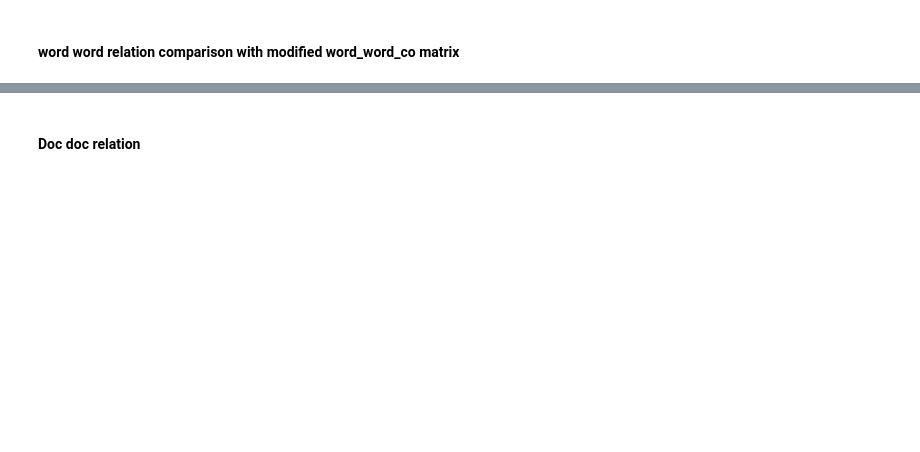
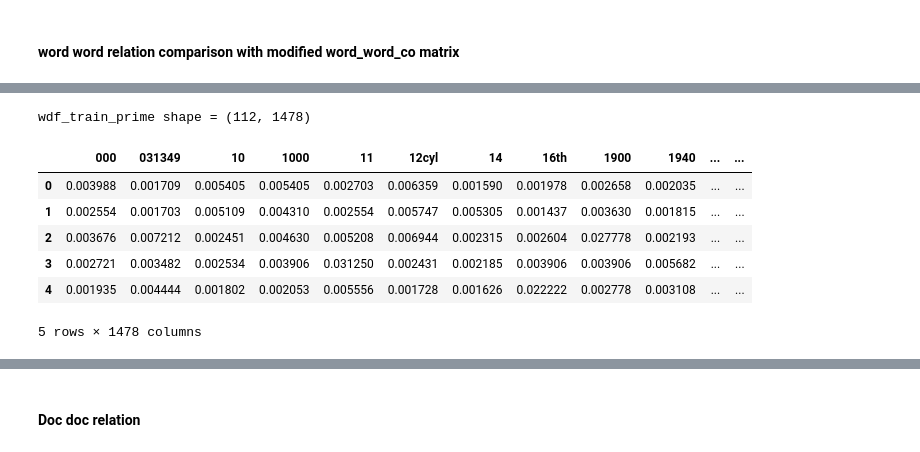
Before and after one commit to iamr0b0tx/topic_modeler, a Jupyter notebook: topic_modeler.ipynb, the cells around one changed output, grey strips where cells are left out. Saved outputs shown, nothing was run; the diff lists cells and outputs as text; code cells hidden in the pictures; blank space fills up the shorter version.

```diff
--- a/topic_modeler.ipynb
+++ b/topic_modeler.ipynb
@@ -341,0 +348,24 @@ for doc_index in doc_indices[:3]:
+# %%
+def func(x, pbar, word_word_pr_distr_prime):
+    pbar.update(1)
+    return word_word_pr_distr_prime.apply(lambda y: x*y, axis=0).max(0)
+
+wdf_train_prime = wdf_train.apply(lambda x: x/x.sum(), axis=1)
+word_word_pr_distr_prime_T = word_word_pr_distr_prime * word_word_pr_distr_prime.T
+
+with tqdm(total=wdf_train.shape[0]) as pbar:
+    wdf_train_prime = wdf_train_prime.apply(func, axis=1, args=(pbar, word_word_pr_distr_prime_T))
+
+print(f"wdf_train_prime shape = {wdf_train_prime.shape}")
+# %% [output]
+wdf_train_prime shape = (112, 1478)
+# %%
+wdf_train_prime.head()
+# %% [output]
+|  | 000 | 031349 | 10 | 1000 | 11 | 12cyl | 14 | 16th | 1900 | 1940 | ... | ... |
+| 0 | 0.003988 | 0.001709 | 0.005405 | 0.005405 | 0.002703 | 0.006359 | 0.001590 | 0.001978 | 0.002658 | 0.002035 | ... | ... |
+| 1 | 0.002554 | 0.001703 | 0.005109 | 0.004310 | 0.002554 | 0.005747 | 0.005305 | 0.001437 | 0.003630 | 0.001815 | ... | ... |
+| 2 | 0.003676 | 0.007212 | 0.002451 | 0.004630 | 0.005208 | 0.006944 | 0.002315 | 0.002604 | 0.027778 | 0.002193 | ... | ... |
+| 3 | 0.002721 | 0.003482 | 0.002534 | 0.003906 | 0.031250 | 0.002431 | 0.002185 | 0.003906 | 0.003906 | 0.005682 | ... | ... |
+| 4 | 0.001935 | 0.004444 | 0.001802 | 0.002053 | 0.005556 | 0.001728 | 0.001626 | 0.022222 | 0.002778 | 0.003108 | ... | ... |
+5 rows × 1478 columns
```
Also changed, not shown: parts of 15 cells of this notebook.
